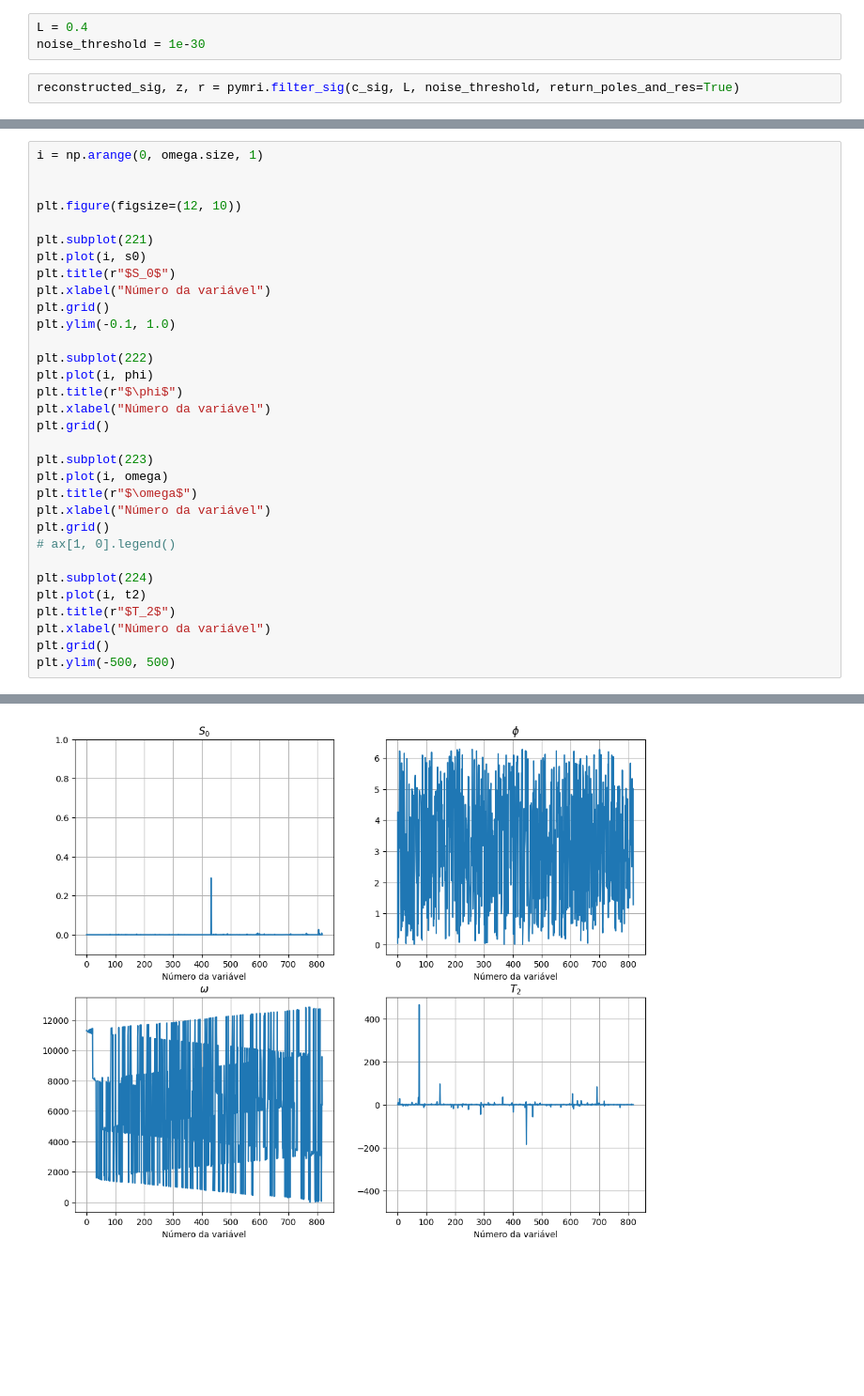
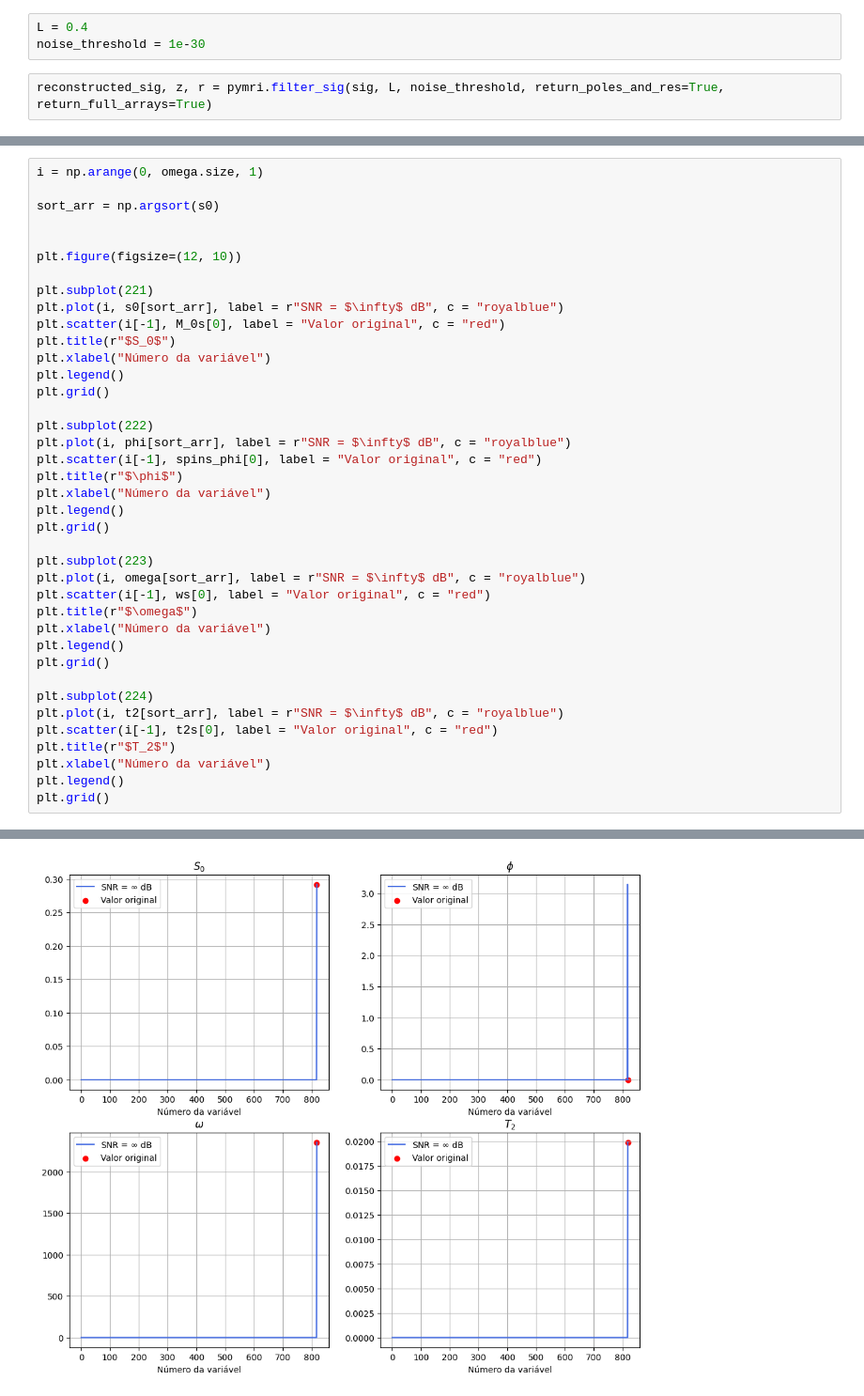
Before and after one commit to JoaoDell/MRI-study, a Jupyter notebook: examples/MPM/single_peak_noise_non_interactive.ipynb, the cells around one changed output, grey strips where cells are left out. Shown at 94% size. Drawn from its saved outputs; the diff is of its cells as text; blank space fills up the shorter version.

```diff
--- a/examples/MPM/single_peak_noise_non_interactive.ipynb
+++ b/examples/MPM/single_peak_noise_non_interactive.ipynb
@@ -46,7 +47,7 @@ pymri.plot_chem_shifts( freqs, c_sig_fft, 1.0 )
 L = 0.4
 noise_threshold = 1e-30
 # %%
-reconstructed_sig, z, r = pymri.filter_sig(c_sig, L, noise_threshold, return_poles_and_res=True)
+reconstructed_sig, z, r = pymri.filter_sig(sig, L, noise_threshold, return_poles_and_res=True, return_full_arrays=True)
 # %%
 s0, phi, omega, alpha = pymri.calculate_variables_from_z_and_r(z, r, dt)
 t2 = 1/alpha
@@ -53,33 +57,40 @@ t2 = 1/alpha
 # %%
 i = np.arange(0, omega.size, 1)
+
+sort_arr = np.argsort(s0)
 
 
 plt.figure(figsize=(12, 10))
 
 plt.subplot(221)
-plt.plot(i, s0)
+plt.plot(i, s0[sort_arr], label = r"SNR = $\infty$ dB", c = "royalblue")
+plt.scatter(i[-1], M_0s[0], label = "Valor original", c = "red")
 plt.title(r"$S_0$")
 plt.xlabel("Número da variável")
+plt.legend()
 plt.grid()
-plt.ylim(-0.1, 1.0)
 
 plt.subplot(222)
-plt.plot(i, phi)
+plt.plot(i, phi[sort_arr], label = r"SNR = $\infty$ dB", c = "royalblue")
+plt.scatter(i[-1], spins_phi[0], label = "Valor original", c = "red")
 plt.title(r"$\phi$")
 plt.xlabel("Número da variável")
+plt.legend()
 plt.grid()
 
 plt.subplot(223)
-plt.plot(i, omega)
+plt.plot(i, omega[sort_arr], label = r"SNR = $\infty$ dB", c = "royalblue")
+plt.scatter(i[-1], ws[0], label = "Valor original", c = "red")
 plt.title(r"$\omega$")
 plt.xlabel("Número da variável")
+plt.legend()
 plt.grid()
-# ax[1, 0].legend()
 
 plt.subplot(224)
-plt.plot(i, t2)
+plt.plot(i, t2[sort_arr], label = r"SNR = $\infty$ dB", c = "royalblue")
+plt.scatter(i[-1], t2s[0], label = "Valor original", c = "red")
 plt.title(r"$T_2$")
 plt.xlabel("Número da variável")
+plt.legend()
 plt.grid()
-plt.ylim(-500, 500)
 # %% [output]
@@ -87,2 +97,2 @@ plt.ylim(-500, 500)
-[figure, old version]
+[figure, new version]
 # %%
```
Also changed, not shown: parts of 11 cells of this notebook, 30 other files.
